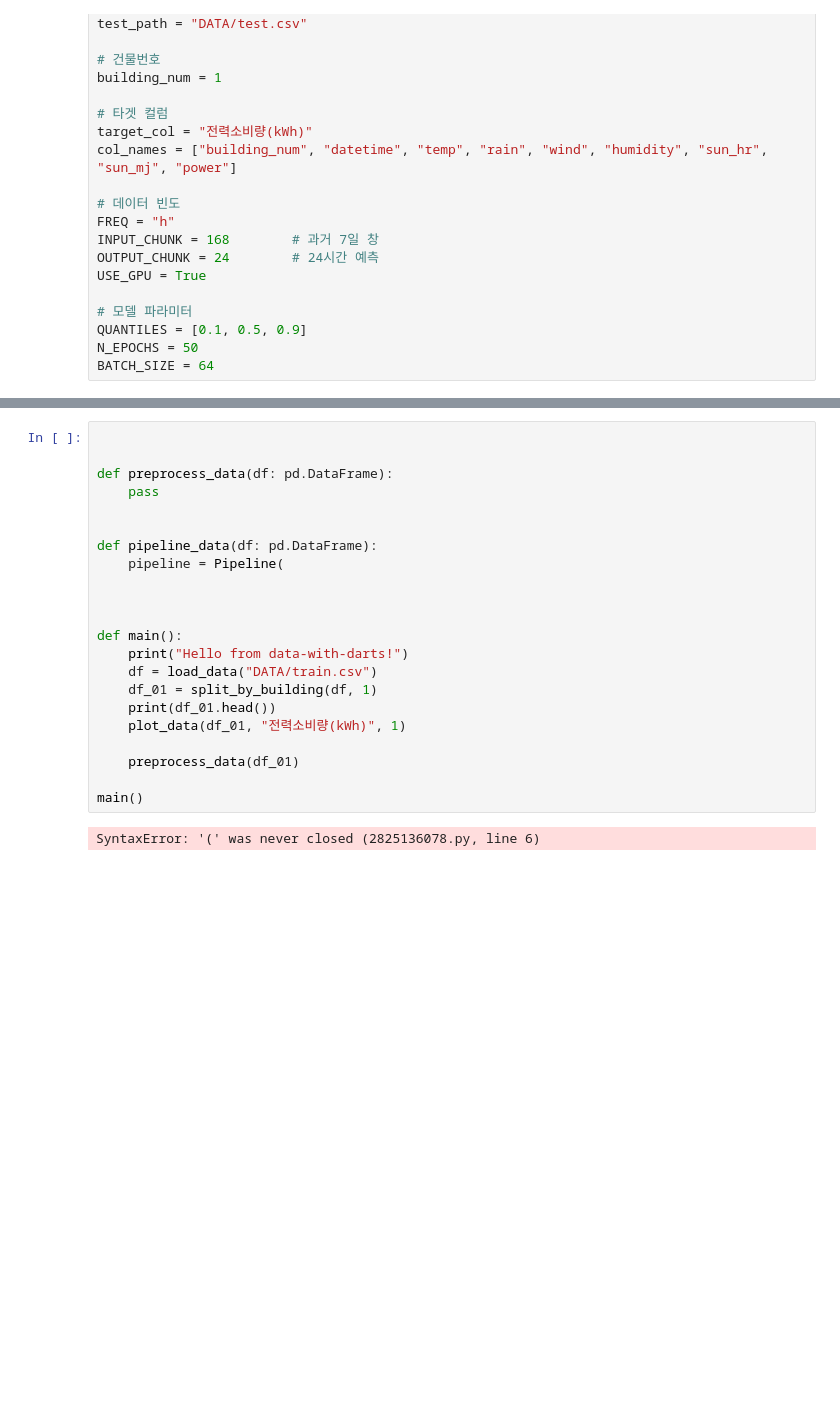
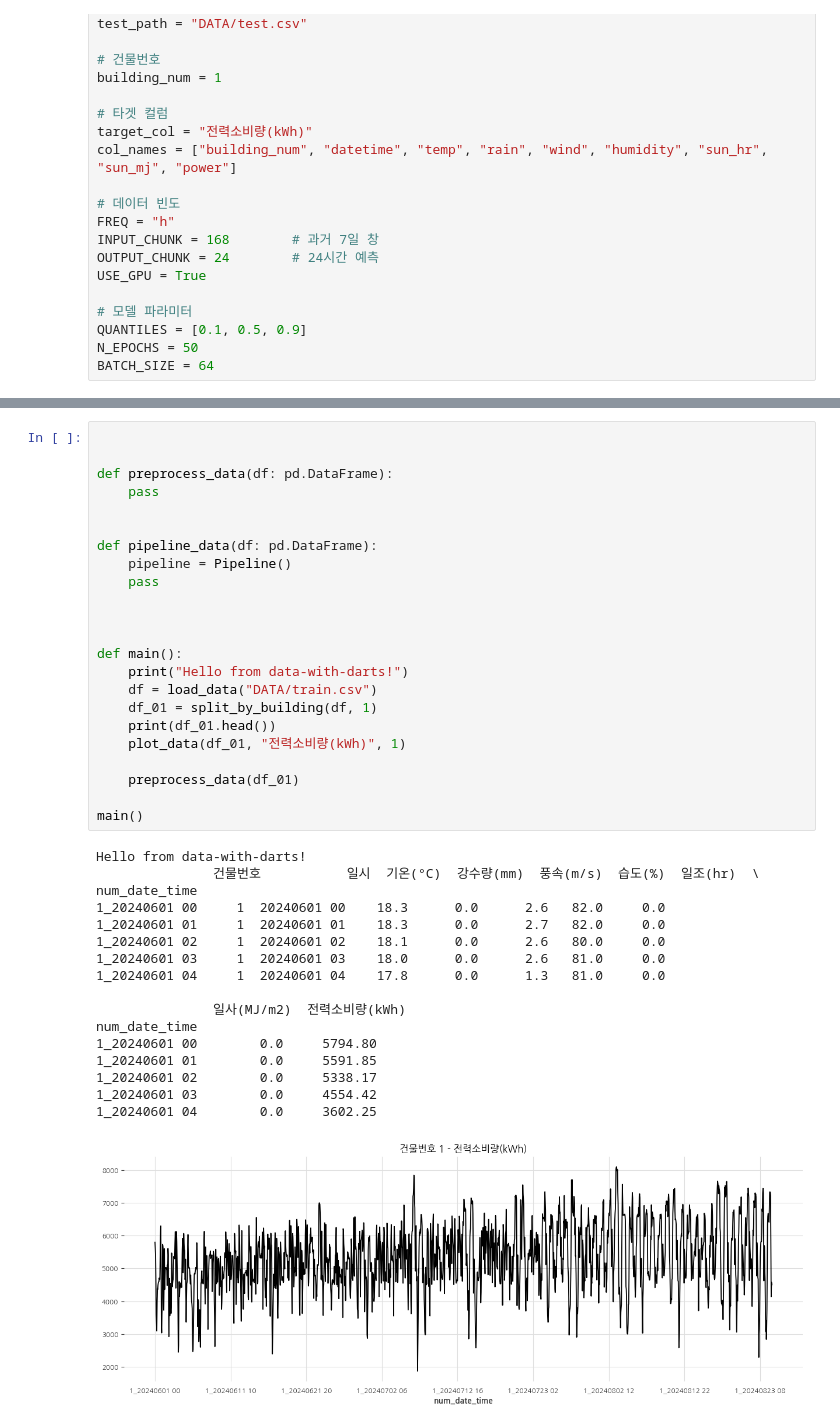
Before and after one commit to zeenoo11/Dacon_elec_0825, a Jupyter notebook: src/data_with_darts/darts_initial_test.ipynb, the cells around one changed output, grey strips where cells are left out. Saved outputs shown, nothing was run; the diff lists cells and outputs as text; blank space fills up the shorter version.

Commit message:
Darts : TFT 샘플 테스트까지 완료

```diff
--- a/src/data_with_darts/darts_initial_test.ipynb
+++ b/src/data_with_darts/darts_initial_test.ipynb
@@ -128,24 +232,41 @@ Attributes:
 # %%
 
 
 def preprocess_data(df: pd.DataFrame):
     pass
 
 
 def pipeline_data(df: pd.DataFrame):
-    pipeline = Pipeline(
+    pipeline = Pipeline()
+    pass
 
 
 
 def main():
     print("Hello from data-with-darts!")
     df = load_data("DATA/train.csv")
     df_01 = split_by_building(df, 1)
     print(df_01.head())
     plot_data(df_01, "전력소비량(kWh)", 1)
 
     preprocess_data(df_01)
 
 main()
 # %% [output]
-SyntaxError: '(' was never closed (2825136078.py, line 6)
+Hello from data-with-darts!
+               건물번호           일시  기온(°C)  강수량(mm)  풍속(m/s)  습도(%)  일조(hr)  \
+num_date_time
+1_20240601 00     1  20240601 00    18.3      0.0      2.6   82.0     0.0
+1_20240601 01     1  20240601 01    18.3      0.0      2.7   82.0     0.0
+1_20240601 02     1  20240601 02    18.1      0.0      2.6   80.0     0.0
+1_20240601 03     1  20240601 03    18.0      0.0      2.6   81.0     0.0
+1_20240601 04     1  20240601 04    17.8      0.0      1.3   81.0     0.0
+
+               일사(MJ/m2)  전력소비량(kWh)
+num_date_time
+1_20240601 00        0.0     5794.80
+1_20240601 01        0.0     5591.85
+1_20240601 02        0.0     5338.17
+1_20240601 03        0.0     4554.42
+1_20240601 04        0.0     3602.25
+[figure, added]
```
Also changed, not shown: parts of 5 cells of this notebook.
